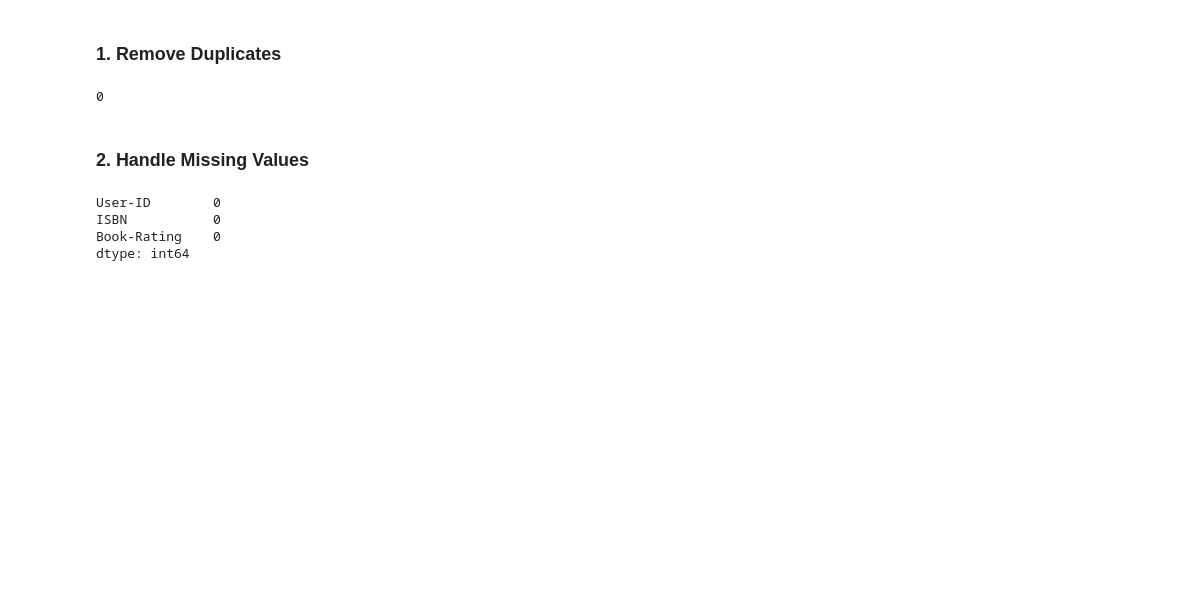
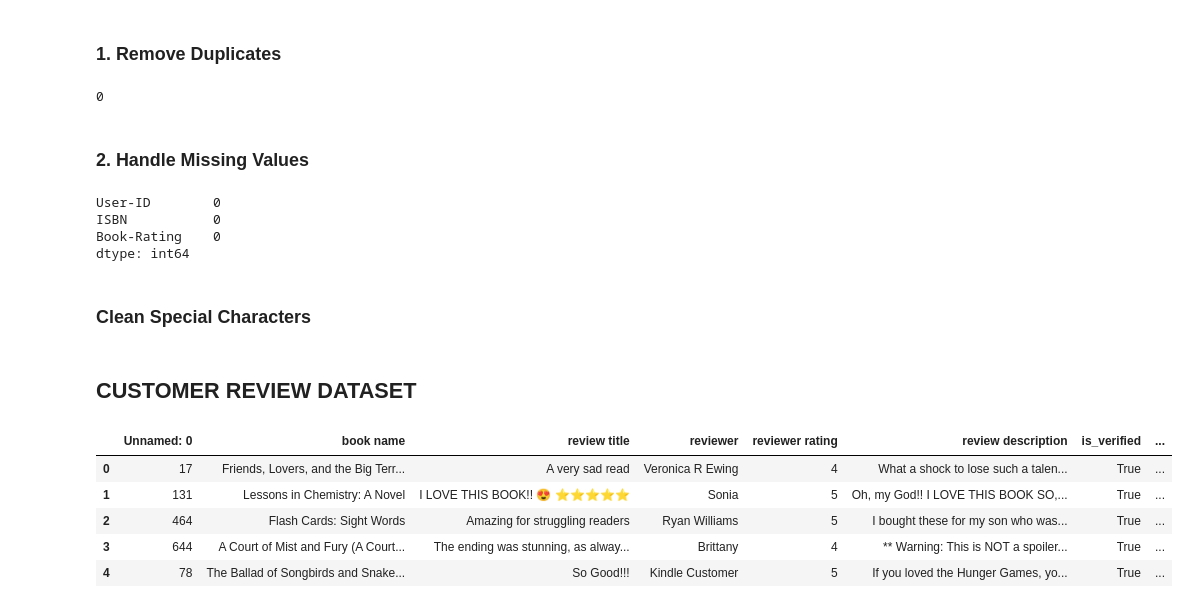
Before and after one commit to Shilpa-Manaji/Bookify.com, a Jupyter notebook: Database/datacleaning.ipynb, the cells around one changed output. Saved outputs shown, nothing was run; the diff lists cells and outputs as text; code cells hidden in the pictures; blank space fills up the shorter version.

Commit message:
Modified Data cleaning

```diff
--- a/Database/datacleaning.ipynb
+++ b/Database/datacleaning.ipynb
@@ -255,3 +265,5 @@ dtype: int64
 # %%
 #Saving the Cleaned Rating Dataset
 rating_df.to_csv(r'C:\Users\HP\Desktop\Bookify\Database\Cleaned_Datasets\Ratings_Cleaned.csv', index=False)
+# %% [markdown]
+### Clean Special Characters
@@ -257,0 +279,11 @@ rating_df.to_csv(r'C:\Users\HP\Desktop\Bookify\Database\Cleaned_Datasets\Ratings
+# %% [markdown]
+## CUSTOMER REVIEW DATASET
+# %%
+cust_review_df.head()
+# %% [output]
+|  | Unnamed: 0 | book name | review title | reviewer | reviewer rating | review description | is_verified | ... |
+| 0 | 17 | Friends, Lovers, and the Big Terr... | A very sad read | Veronica R Ewing | 4 | What a shock to lose such a talen... | True | ... |
+| 1 | 131 | Lessons in Chemistry: A Novel | I LOVE THIS BOOK!! 😍 ⭐️⭐️⭐️⭐️⭐️ | Sonia | 5 | Oh, my God!! I LOVE THIS BOOK SO,... | True | ... |
+| 2 | 464 | Flash Cards: Sight Words | Amazing for struggling readers | Ryan Williams | 5 | I bought these for my son who was... | True | ... |
+| 3 | 644 | A Court of Mist and Fury (A Court... | The ending was stunning, as alway... | Brittany | 4 | ** Warning: This is NOT a spoiler... | True | ... |
+| 4 | 78 | The Ballad of Songbirds and Snake... | So Good!!! | Kindle Customer | 5 | If you loved the Hunger Games, yo... | True | ... |
```
Also changed, not shown: parts of 47 cells of this notebook.
